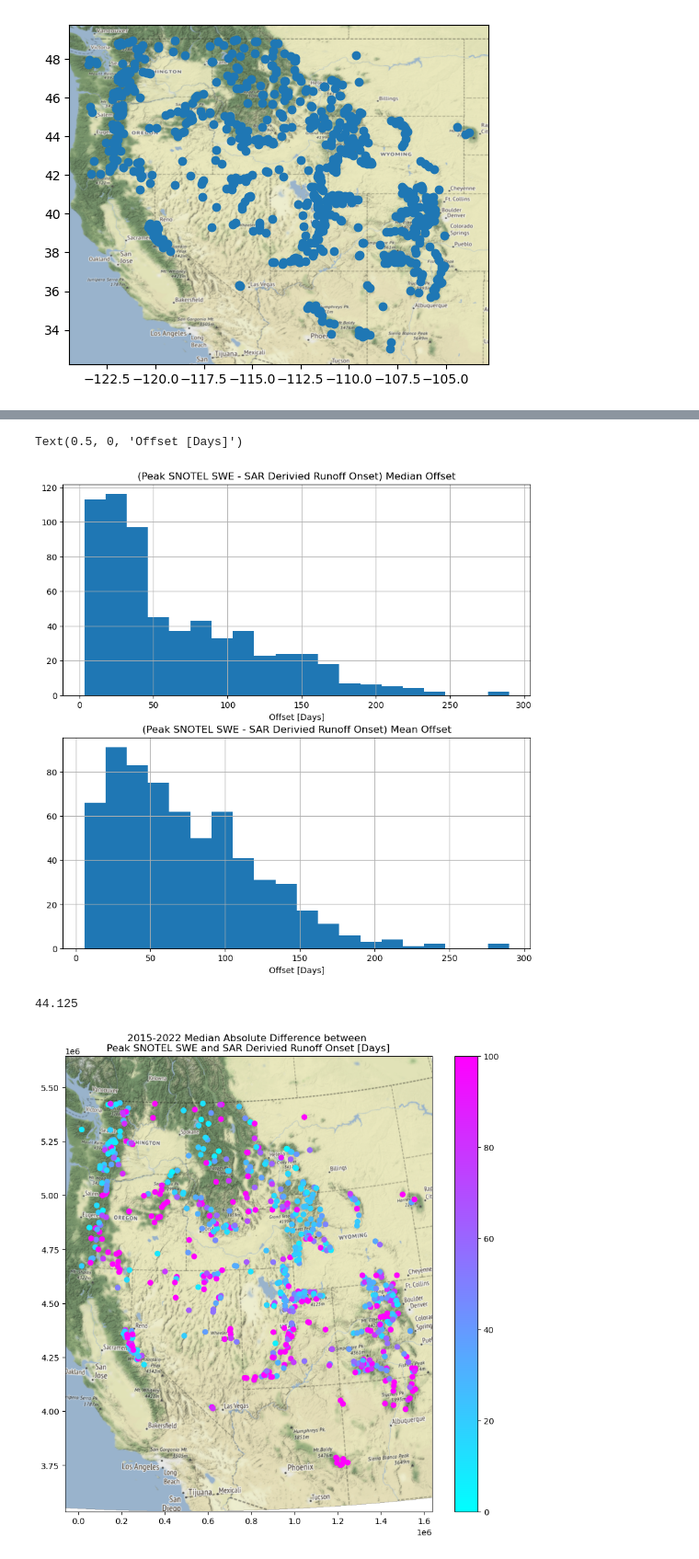
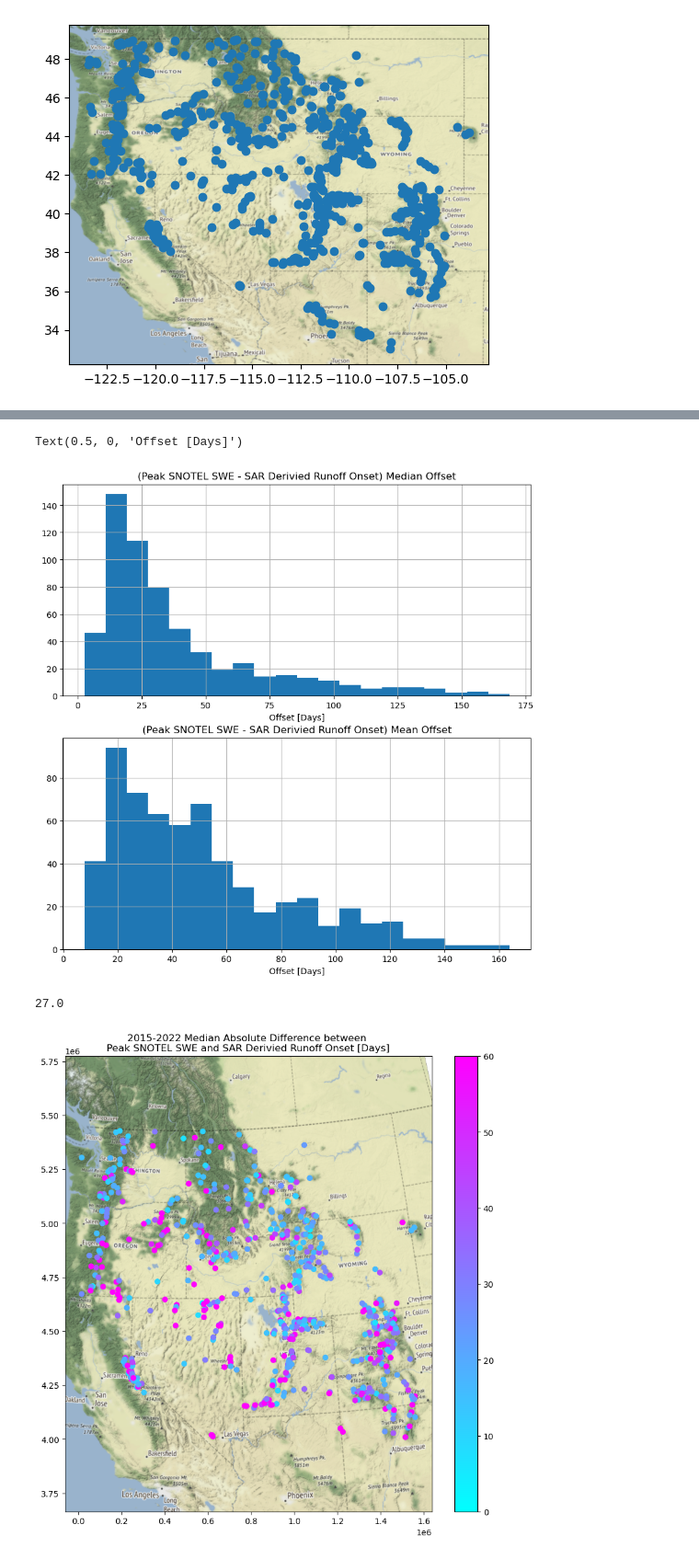
Before and after one commit to egagli/sar_snowmelt_timing, a Jupyter notebook: examples/snotel_sar_snowmelt_comparison.ipynb, the cells around one changed output, grey strips where cells are left out. Shown at 92% size. Cells and saved outputs as stored; diff of their text form; code cells hidden in the pictures.

Commit message:
update snotel comparison

```diff
--- a/examples/snotel_sar_snowmelt_comparison.ipynb
+++ b/examples/snotel_sar_snowmelt_comparison.ipynb
@@ -49,8 +49,8 @@ ctx.add_basemap(ax=ax, crs=snotel_gf.crs, source=ctx.providers.Stamen.Terrain, a
 [figure]
 # %%
 years = [2015,2016,2017,2018,2019,2020,2021,2022]
-years = [2016,2017,2018,2019,2020,2021,2022]
-years = [2017,2018,2019,2020,2021,2022]
+#years = [2016,2017,2018,2019,2020,2021,2022]
+#years = [2017,2018,2019,2020,2021,2022]
 max_swe_years = [f'max_swe_{year}' for year in years]
 # %%
 for i,row in snotel_gf.iterrows():
@@ -102,10 +104,10 @@ for i,row in snotel_gf.iterrows():
 
 
         # only keep this line temporary, need to get crs from it. otherwise for plotting purposes, should use aoi from all years
-        aoi = rxr.open_rasterio(f"https://snowmelt.blob.core.windows.net/snowmelt/eric/MGRS/{row.mgrs}/runoff_onset_{row.mgrs}_2015_median_40m.tif")
+        #aoi = rxr.open_rasterio(f"https://snowmelt.blob.core.windows.net/snowmelt/eric/MGRS/{row.mgrs}/runoff_onset_{row.mgrs}_2015_median_{resolution}m.tif")
 
 
-        snotel_row_proj = snotel_gf[snotel_gf.index==i].to_crs(aoi.rio.crs)
+        #snotel_row_proj = snotel_gf[snotel_gf.index==i].to_crs(aoi.rio.crs)
         #snotel_row_proj.boundary.plot(ax=ax,color='red')
         #ax.set_xlim([snotel_row_proj.total_bounds[0]-2000,snotel_row_proj.total_bounds[2]+2000])
         #ax.set_ylim([snotel_row_proj.total_bounds[1]-2000,snotel_row_proj.total_bounds[3]+2000])
@@ -115,8 +117,10 @@ for i,row in snotel_gf.iterrows():
         for year in years:
             #raster = rxr.open_rasterio(f"https://snowmelt.blob.core.windows.net/snowmelt/eric/MGRS/{row.mgrs}/runoff_onset_{row.mgrs}_{year}_median_40m.tif")
             try:
-                raster = rasterio.open(f"https://snowmelt.blob.core.windows.net/snowmelt/eric/MGRS/{row.mgrs}/runoff_onset_{row.mgrs}_{year}_median_40m.tif")
-                statistics = rasterstats.zonal_stats(snotel_row_proj, raster.read(1), affine=raster.transform, stats=stats, nodata=np.nan)
+                raster = rasterio.open(f"https://snowmelt.blob.core.windows.net/snowmelt/eric/MGRS/{row.mgrs}/runoff_onset_{row.mgrs}_{year}_median_{resolution}m.tif")
+                #aoi = rxr.open_rasterio(f"https://snowmelt.blob.core.windows.net/snowmelt/eric/MGRS/{row.mgrs}/runoff_onset_{row.mgrs}_2015_median_{resolution}m.tif")
+                snotel_row_proj = snotel_gf[snotel_gf.index==i].to_crs(raster.crs)
+                statistics = rasterstats.zonal_stats(snotel_row_proj, raster.read(1), affine=raster.transform, stats=stats, nodata=-32768)
                 snotel_gf.loc[i,f'sar_runoff_{year}'] = statistics[0]['median']
                 if year == 2022:
                     snotel_gf.loc[i,f'sar_runoff_pixel_count'] = statistics[0]['count']
@@ -178,20 +182,20 @@ ax[0].set_xlabel('Offset [Days]')
 ax[1].set_xlabel('Offset [Days]')
 # %% [output]
 Text(0.5, 0, 'Offset [Days]')
-[figure, old version]
+[figure, new version]
 # %%
 snotel_gf['median_offset'].median()
 # %% [output]
-44.125
+27.0
 # %%
 f,ax=plt.subplots(figsize=(10,10))
 snotel_gf_projected = gpd.GeoDataFrame(snotel_gf,geometry=gf.geometry).to_crs('EPSG:32611')
-snotel_gf_projected.plot(column='median_offset',ax=ax,legend=True,cmap='cool',vmin=0,vmax=100)
+snotel_gf_projected.plot(column='median_offset',ax=ax,legend=True,cmap='cool',vmin=0,vmax=60)
 ax.axis('equal')
 ax.set_title('2015-2022 Median Absolute Difference between \nPeak SNOTEL SWE and SAR Derivied Runoff Onset [Days]')
 ctx.add_basemap(ax=ax, crs=snotel_gf_projected.crs, source=ctx.providers.Stamen.Terrain, attribution=False)
 # %% [output]
-[figure, old version]
+[figure, new version]
 # %%
 tooltip_list = ['code','name','elevation_m']
 for year in years:
```
Also changed, not shown: parts of 10 cells of this notebook.
